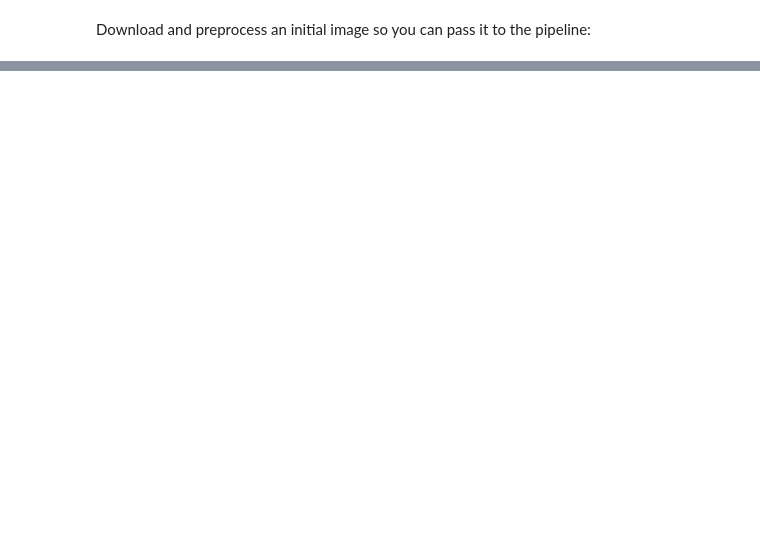
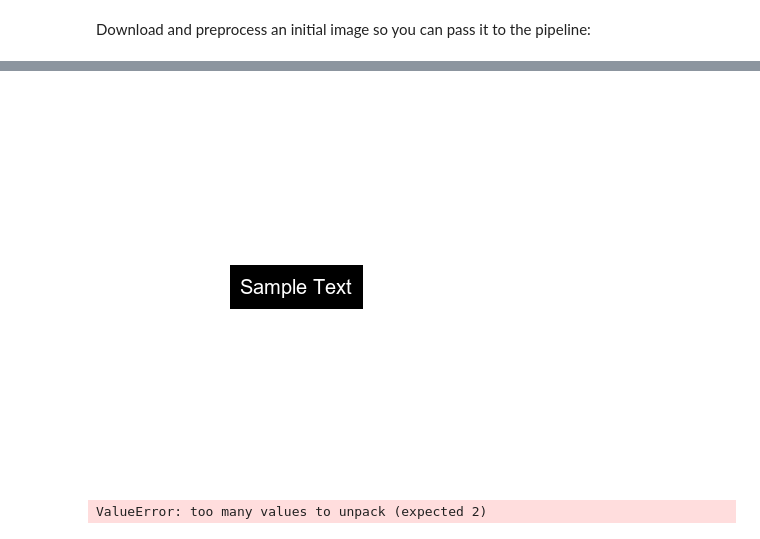
Before and after one commit to UgurIpekduzen/stable-diffusion-api, a Jupyter notebook: img2img.ipynb, the cells around one changed output, grey strips where cells are left out. Saved outputs shown, nothing was run; the diff lists cells and outputs as text; code cells hidden in the pictures; blank space fills up the shorter version.

```diff
--- a/img2img.ipynb
+++ b/img2img.ipynb
@@ -369,0 +91,71 @@ canvas
+# %%
+from PIL import Image, ImageDraw, ImageFont
+
+# Create a blank image with a white background
+width, height = 400, 400
+background_color = (255, 255, 255)
+image = Image.new('RGB', (width, height), background_color)
+
+# Create an ImageDraw object
+draw = ImageDraw.Draw(image)
+
+# Define the parameters
+rectangle_color = (0, 0, 0)
+text_color = (255, 255, 255)
+text = "Sample Text"
+font_path = "arial.ttf"  # Change to the path of your font file
+font_size = 20
+
+# Load the specified font
+font = ImageFont.truetype(font_path, font_size)
+
+# Calculate the size of the text
+text_width, text_height = draw.textsize(text, font=font)
+
+# Define the rectangle's dimensions
+rectangle_padding = 10  # Inner padding between rectangle and text
+rectangle_width = text_width + 2 * rectangle_padding
+rectangle_height = text_height + 2 * rectangle_padding
+
+# Calculate the position to center the rectangle in the image
+x = (width - rectangle_width) / 2
+y = (height - rectangle_height) / 2
+
+# Draw the rectangle with the calculated position
+draw.rectangle([x, y, x + rectangle_width, y + rectangle_height], fill=rectangle_color)
+
+# Calculate the position to center the text within the rectangle
+text_x = x + rectangle_padding
+text_y = y + rectangle_padding
+
+# Draw the text within the rectangle
+draw.text((text_x, text_y), text, fill=text_color, font=font)
+
+image
+# %% [output]
+[figure, added]
+# %%
+from PIL import Image, ImageDraw, ImageFont
+
+import textwrap
+
+astr = '''The rain in Spain falls mainly on the plains.'''
+
+para = textwrap.wrap(astr, width=15)
+
+MAX_W, MAX_H = 200, 200
+
+im = Image.new('RGB', (MAX_W, MAX_H), (255, 255, 255))  # Updated background color
+draw = ImageDraw.Draw(im)
+font = ImageFont.truetype('content/DMSerifDisplay-Regular.ttf', 18)  # Updated font path to a local Arial font
+
+current_h, pad = 50, 10
+
+for line in para:
+    w, h = draw.textbbox((0, 0), line, font=font)
+    draw.text(((MAX_W - w) / 2, current_h), line, font=font)
+    current_h += h + pad
+
+im.show()
+# %% [output]
+ValueError: too many values to unpack (expected 2)
```
Also changed, not shown: parts of 26 cells of this notebook, 8 other files.
